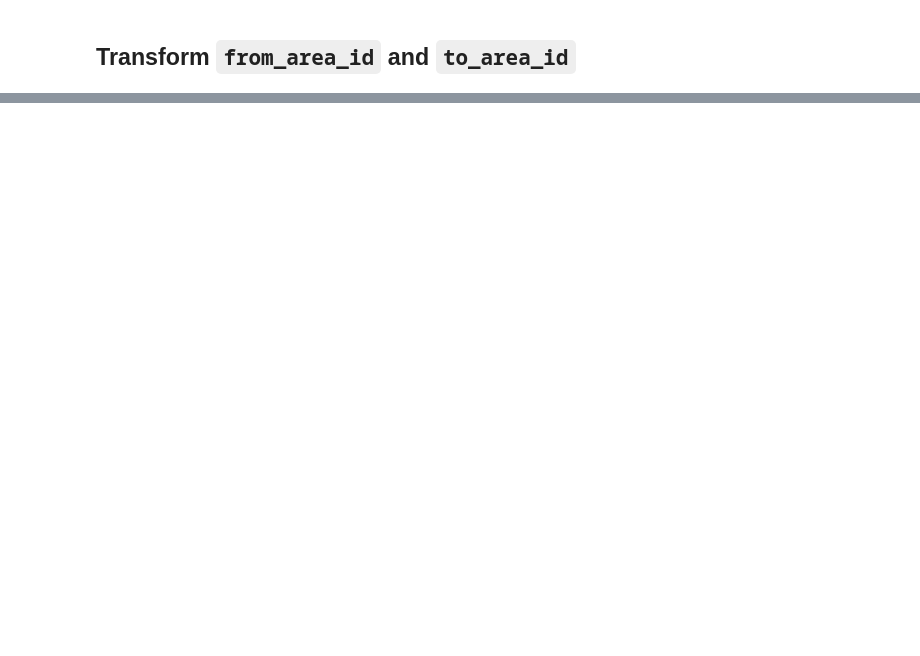
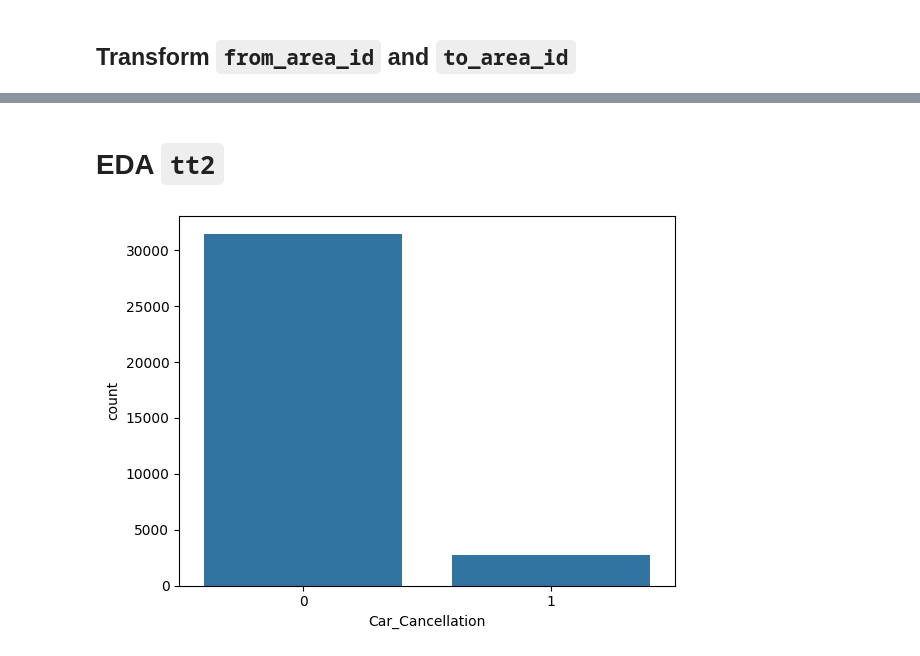
Before and after one commit to sudhirjangra/your_cab_data_analysis, a Jupyter notebook: your_cabs_data_analysis.ipynb, the cells around one changed output, grey strips where cells are left out. Saved outputs shown, nothing was run; the diff lists cells and outputs as text; code cells hidden in the pictures; blank space fills up the shorter version.

```diff
--- a/your_cabs_data_analysis.ipynb
+++ b/your_cabs_data_analysis.ipynb
@@ -755,0 +919,3 @@ AttributeError: 'DataFrame' object has no attribute 'from_area_id'
+# %%
+tt2['time_diff'] = (tt2.from_date - tt2.booking_created).dt.total_seconds()/3600
+tt2.head(3)
@@ -755,0 +941,3 @@ AttributeError: 'DataFrame' object has no attribute 'from_area_id'
+# %%
+tt2['nature'] =  pd.cut(tt2.time_diff, bins=[-22,2,18,48,2000], labels=['Urgent', 'SameDay', 'Regular', 'Advance'])
+tt2.sample(3)
@@ -755,0 +950,3 @@ AttributeError: 'DataFrame' object has no attribute 'from_area_id'
+# %%
+tt2.drop(['from_date', 'booking_created', 'time_diff'], axis=1, inplace=True)
+tt2.sample(3)
@@ -755,0 +959,3 @@ AttributeError: 'DataFrame' object has no attribute 'from_area_id'
+# %%
+tt2 = tt2[['area_route_cancel_vol','distance','month','day','hour','is_weekend','time_of_day','nature','online_booking','mobile_site_booking','Car_Cancellation']]
+tt2.sample(3)
@@ -755,0 +989,8 @@ AttributeError: 'DataFrame' object has no attribute 'from_area_id'
+# %% [markdown]
+# EDA `tt2`
+# %%
+sns.countplot(x='Car_Cancellation', data=tt2)
+plt.show()
+#  ~10-15% of Long distance travel is cancelled
+# %% [output]
+[figure, added]
```
Also changed, not shown: parts of 84 cells of this notebook.
